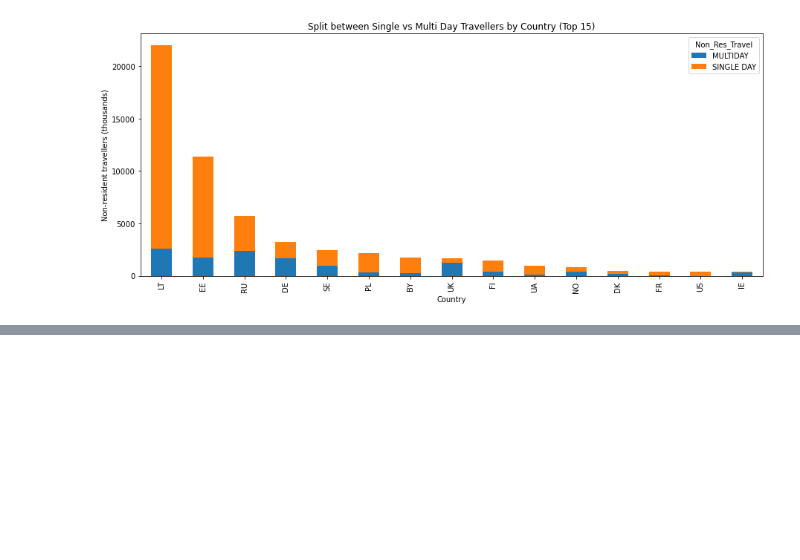
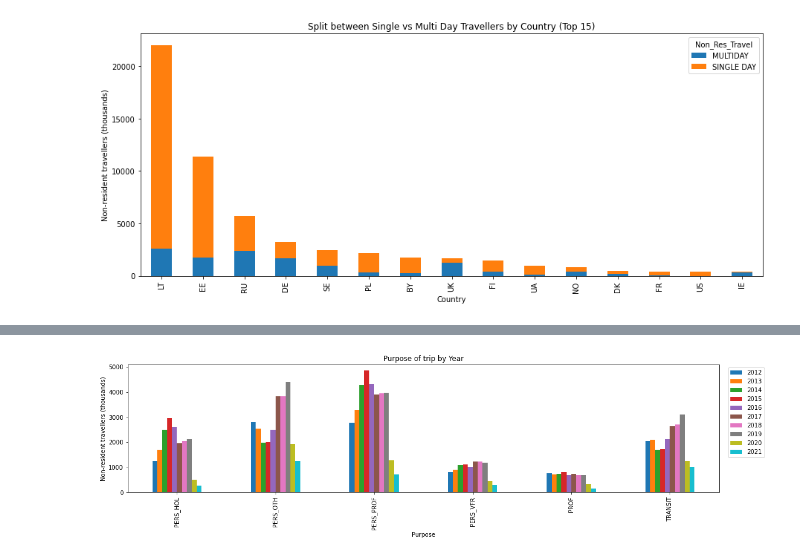
Before and after one commit to TaniaS-LV/Accenture_Bootcamp_FinalProject, a Jupyter notebook: Final_Project.ipynb, the cells around one changed output, grey strips where cells are left out. Cells and saved outputs as stored; diff of their text form; code cells hidden in the pictures; blank space fills up the shorter version.

```diff
--- a/Final_Project.ipynb
+++ b/Final_Project.ipynb
@@ -349,2 +350,14 @@ plt.title('Distribution of Average length of trips, nights by Country');
 # %%
-# Diagram with main travel objectives (stacked columns by years or others), dataframe tua050
+# Main travel objectives (stacked columns by years or others)
+# Removing "TOTAL" values from the imported table
+tua050_data = tua050.drop([0,1,2,3,4,5,6,7,8,9])
+# %%
+pivot_table_050 = pd.pivot_table(tua050_data, values=['Non-resident travellers (thousands)'], index=['Purpose_Trip'], columns=['Year'], aggfunc = 'sum')
+tua050_flat = pivot_table_050
+tua050_flat.columns = tua050_flat.columns.get_level_values(1)
+tua050_flat.head()
+# PERS_HOL is Holidays, leisure and recreation
+# PERS_OTH is Other personal purpose
+# PERS_PROF is Recreational, other private and business trips
+# PERS_VFR is Visiting friends, relatives
+# PROF is Professional/business purpose
@@ -351 +372,10 @@ plt.title('Distribution of Average length of trips, nights by Country');
+# %%
+tua050_flat.plot(kind='bar', figsize=(18, 4))
+plt.title('Purpose of trip by Year')
+plt.xlabel('Purpose')
+plt.ylabel('Non-resident travellers (thousands)')
+plt.legend(bbox_to_anchor=(1.01, 1), loc='upper left')
+plt.show()
+# %% [output]
+[figure, added]
 # %%
```
Also changed, not shown: parts of 15 cells of this notebook, 5 other files.
